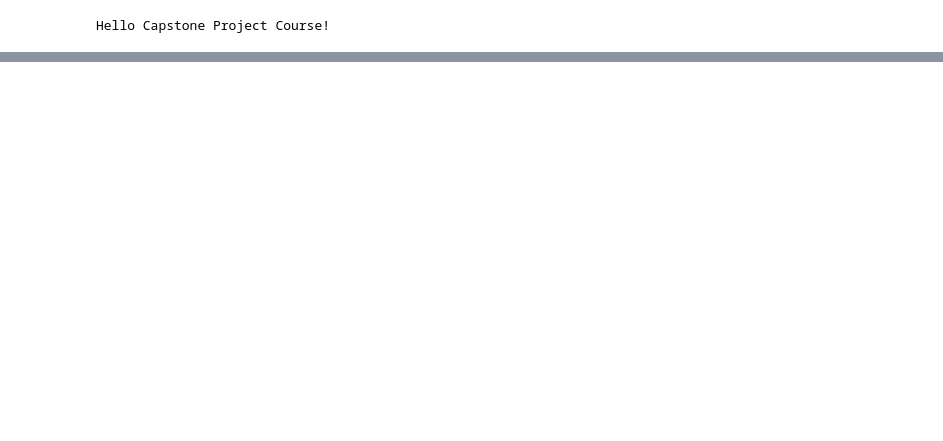
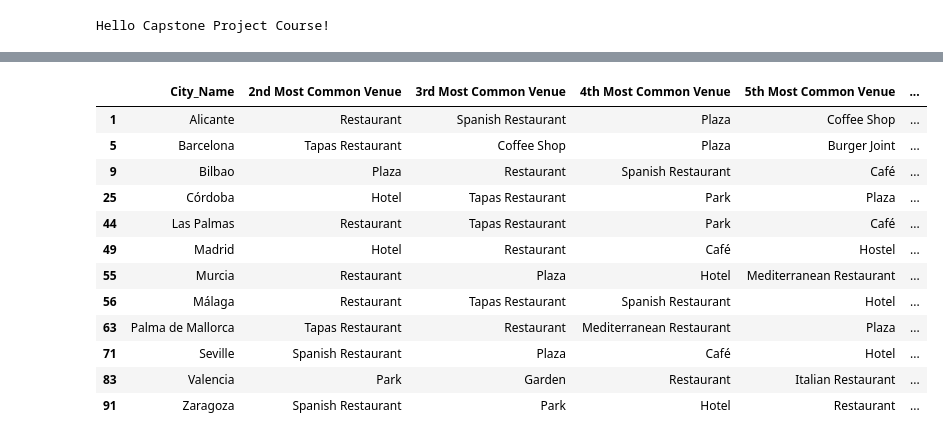
Before and after one commit to Walid-Bejjar/Coursera_Capstone, a Jupyter notebook: Capstone Project Notebook.ipynb, the cells around one changed output, grey strips where cells are left out. Drawn from its saved outputs; the diff is of its cells as text; code cells hidden in the pictures; blank space fills up the shorter version.

```diff
--- a/Capstone Project Notebook.ipynb
+++ b/Capstone Project Notebook.ipynb
@@ -72,0 +246,21 @@ df.head()
+# %%
+num_top_venues = 20
+
+indicators = ['st', 'nd', 'rd']
+
+# create columns according to number of top venues
+columns = ['City_Name']
+for ind in np.arange(num_top_venues):
+    try:
+        columns.append('{}{} Most Common Venue'.format(ind+1, indicators[ind]))
+    except:
+        columns.append('{}th Most Common Venue'.format(ind+1))
+
+# create a new dataframe
+european_city_venues_sorted = pd.DataFrame(columns=columns)
+european_city_venues_sorted['City_Name'] = european_city_grouped['City_Name']
+
+for ind in np.arange(european_city_grouped.shape[0]):
+    european_city_venues_sorted.iloc[ind, 1:] = return_most_common_venues(european_city_grouped.iloc[ind, :], num_top_venues)
+
+european_city_venues_sorted.shape
@@ -72,0 +271,11 @@ df.head()
+# %%
+# set number of clusters
+kclusters = 5
+
+european_city_grouped_clustering = european_city_grouped.drop('City_Name', 1)
+
+# run k-means clustering
+kmeans = KMeans(n_clusters=kclusters, random_state=0).fit(european_city_grouped_clustering)
+
+# check cluster labels generated for each row in the dataframe
+kmeans.labels_[0:20]
@@ -72,0 +284,8 @@ df.head()
+# %%
+# add clustering labels
+european_city_venues_sorted.insert(0, 'Cluster Labels', kmeans.labels_)
+# %%
+# merge european_city_grouped with df to add latitude/longitude for each city
+european_city_merged = df
+european_city_merged = european_city_merged.join(european_city_venues_sorted.set_index('City_Name'), on='City_Name')
+european_city_merged.head(20)
@@ -72,0 +369,16 @@ df.head()
+# %%
+european_city_merged.loc[european_city_merged['Cluster Labels'] == 2, european_city_merged.columns[[0] + list(range(5, european_city_merged.shape[1]))]]
+# %% [output]
+|  | City_Name | 2nd Most Common Venue | 3rd Most Common Venue | 4th Most Common Venue | 5th Most Common Venue | ... |
+| 1 | Alicante | Restaurant | Spanish Restaurant | Plaza | Coffee Shop | ... |
+| 5 | Barcelona | Tapas Restaurant | Coffee Shop | Plaza | Burger Joint | ... |
+| 9 | Bilbao | Plaza | Restaurant | Spanish Restaurant | Café | ... |
+| 25 | Córdoba | Hotel | Tapas Restaurant | Park | Plaza | ... |
+| 44 | Las Palmas | Restaurant | Tapas Restaurant | Park | Café | ... |
+| 49 | Madrid | Hotel | Restaurant | Café | Hostel | ... |
+| 55 | Murcia | Restaurant | Plaza | Hotel | Mediterranean Restaurant | ... |
+| 56 | Málaga | Restaurant | Tapas Restaurant | Spanish Restaurant | Hotel | ... |
+| 63 | Palma de Mallorca | Tapas Restaurant | Restaurant | Mediterranean Restaurant | Plaza | ... |
+| 71 | Seville | Spanish Restaurant | Plaza | Café | Hotel | ... |
+| 83 | Valencia | Park | Garden | Restaurant | Italian Restaurant | ... |
+| 91 | Zaragoza | Spanish Restaurant | Park | Hotel | Restaurant | ... |
```
Also changed, not shown: parts of 36 cells of this notebook.
